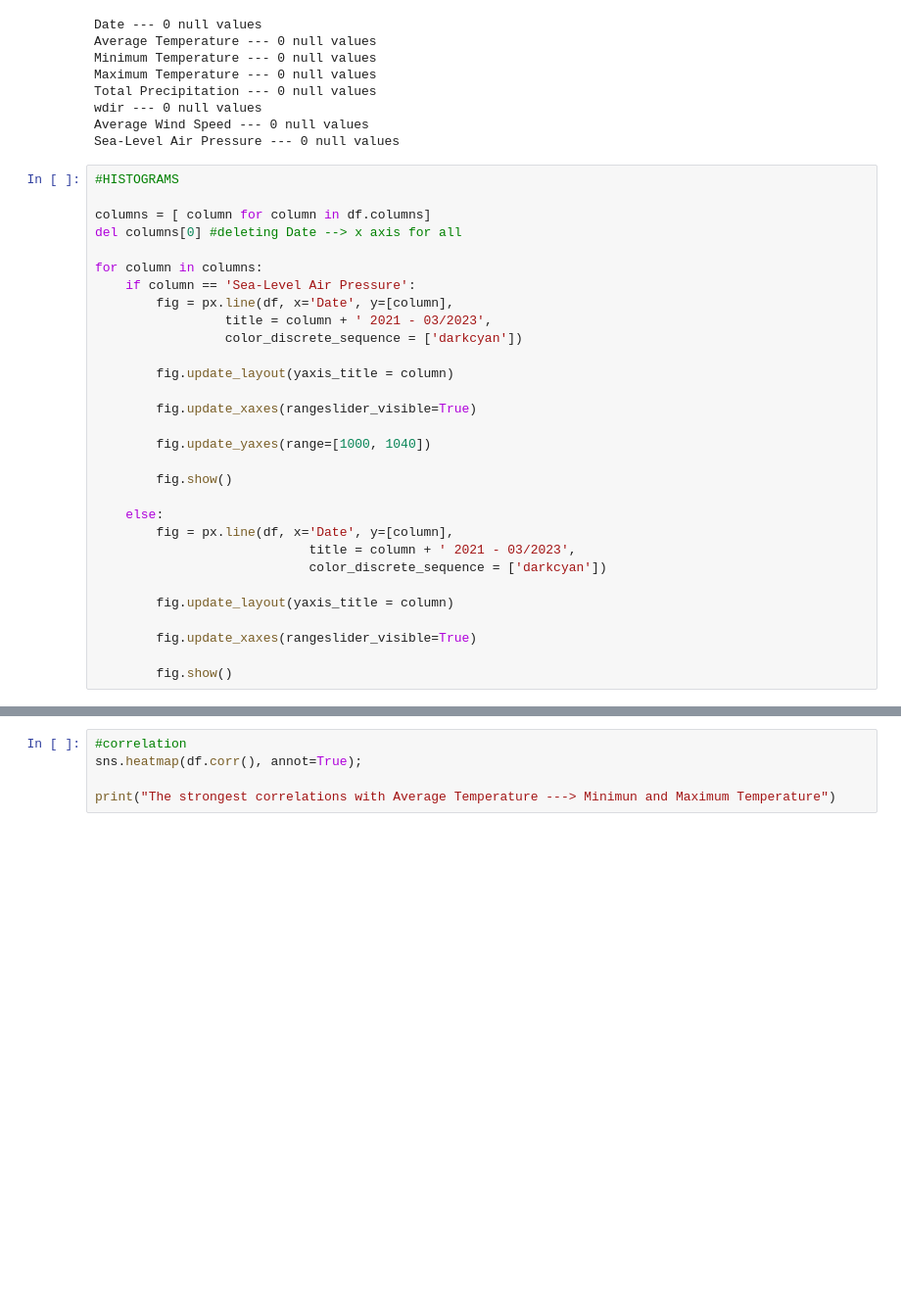
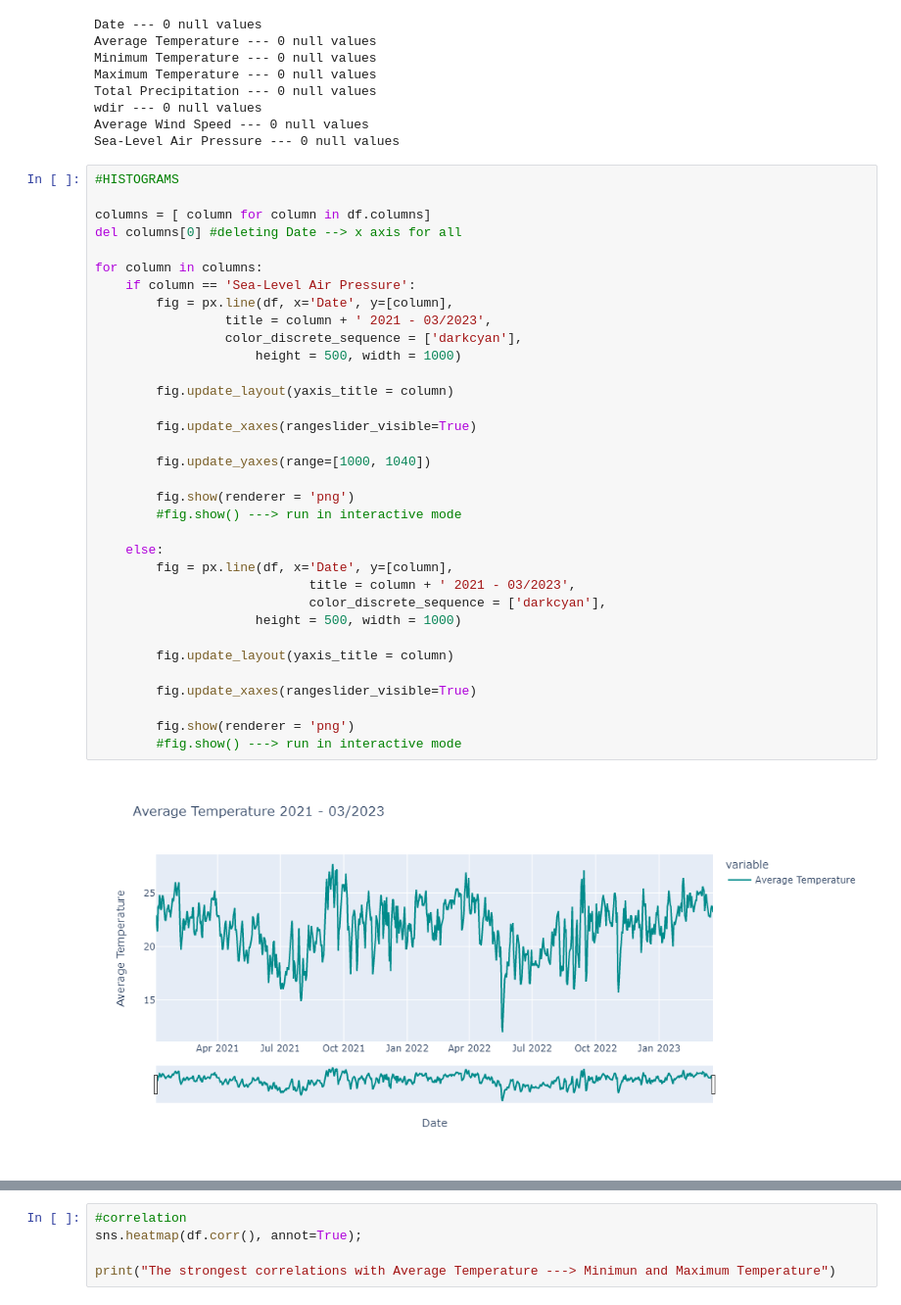
Before and after one commit to gutessitore/WeatherPrediction, a Jupyter notebook: EDA.ipynb, the cells around one changed output, grey strips where cells are left out. Shown: that part at 98% size. Saved outputs shown, nothing was run; the diff lists cells and outputs as text; blank space fills up the shorter version.

```diff
--- a/EDA.ipynb
+++ b/EDA.ipynb
@@ -30,30 +30,36 @@ Sea-Level Air Pressure --- 0 null values
 # %%
 #HISTOGRAMS
 
 columns = [ column for column in df.columns]
 del columns[0] #deleting Date --> x axis for all
 
 for column in columns:
     if column == 'Sea-Level Air Pressure':
         fig = px.line(df, x='Date', y=[column],
                  title = column + ' 2021 - 03/2023',
-                 color_discrete_sequence = ['darkcyan'])
+                 color_discrete_sequence = ['darkcyan'],
+                     height = 500, width = 1000)
 
         fig.update_layout(yaxis_title = column)
 
         fig.update_xaxes(rangeslider_visible=True)
 
         fig.update_yaxes(range=[1000, 1040])
 
-        fig.show()
+        fig.show(renderer = 'png')
+        #fig.show() ---> run in interactive mode
 
     else:
         fig = px.line(df, x='Date', y=[column],
                             title = column + ' 2021 - 03/2023',
-                            color_discrete_sequence = ['darkcyan'])
+                            color_discrete_sequence = ['darkcyan'],
+                     height = 500, width = 1000)
 
         fig.update_layout(yaxis_title = column)
 
         fig.update_xaxes(rangeslider_visible=True)
 
-        fig.show()
+        fig.show(renderer = 'png')
+        #fig.show() ---> run in interactive mode
+# %% [output]
+[figure, added]
```
Also changed, not shown: parts of 2 cells of this notebook.
